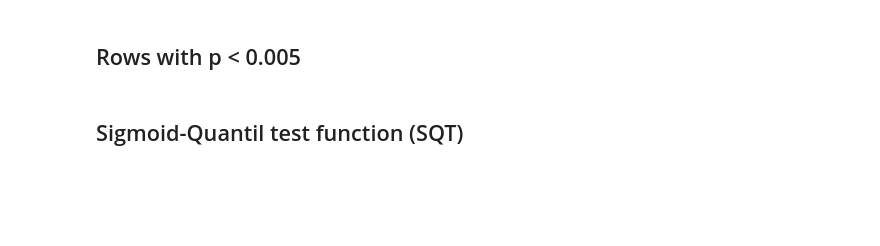
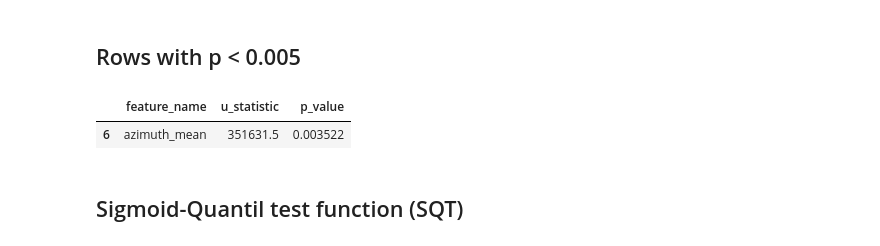
Before and after one commit to RichardLadislav/DOLPHIN-NDD_diagnostic, a Jupyter notebook: handcrafted_features_extraction/hf_analysis_refactor.ipynb, the cells around one changed output. Cells and saved outputs as stored; diff of their text form; code cells hidden in the pictures; blank space fills up the shorter version.

```diff
--- a/handcrafted_features_extraction/hf_analysis_refactor.ipynb
+++ b/handcrafted_features_extraction/hf_analysis_refactor.ipynb
@@ -472,8 +540,11 @@ mw_u_test_whole_df.head(10)
 def p_value_filter(mw_u_test_whole_df: pd.DataFrame):
     return mw_u_test_whole_df[mw_u_test_whole_df["p_value"] < 0.005]
 # %%
-p_value_filtered_df = p_value_filter(mw_u_test_whole_df)
+p_value_filtered_df = p_value_filter(mw_u_test)
 p_value_filtered_df
+# %% [output]
+|  | feature_name | u_statistic | p_value |
+| 6 | azimuth_mean | 351631.5 | 0.003522 |
 # %% [markdown]
 ## Sigmoid-Quantil test function (SQT)
 # %%
```
Also changed, not shown: parts of 12 cells of this notebook.
